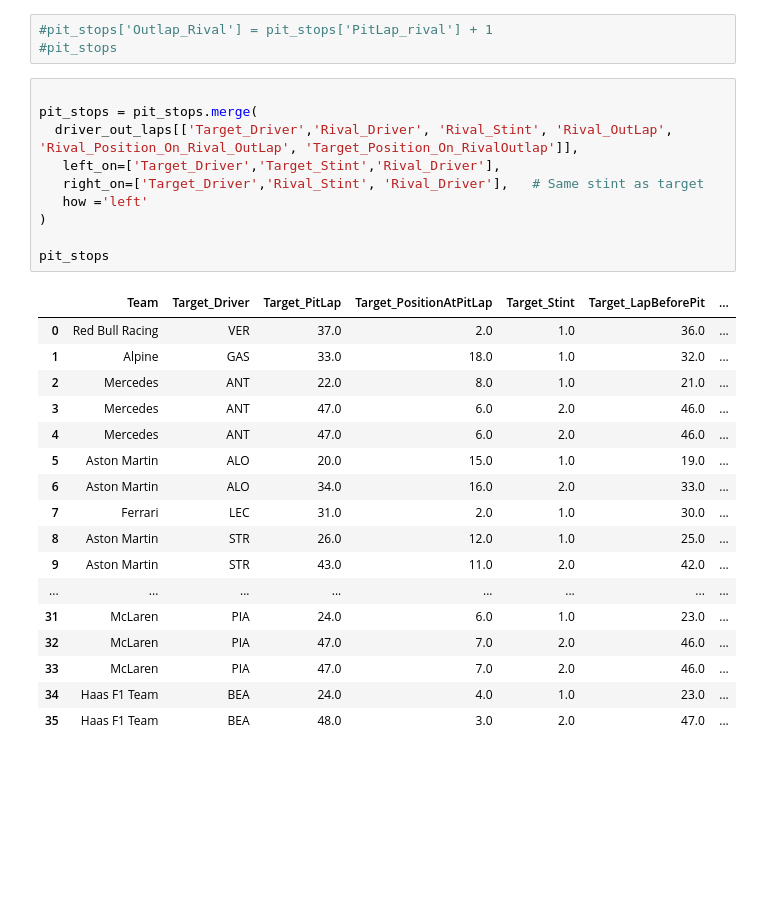
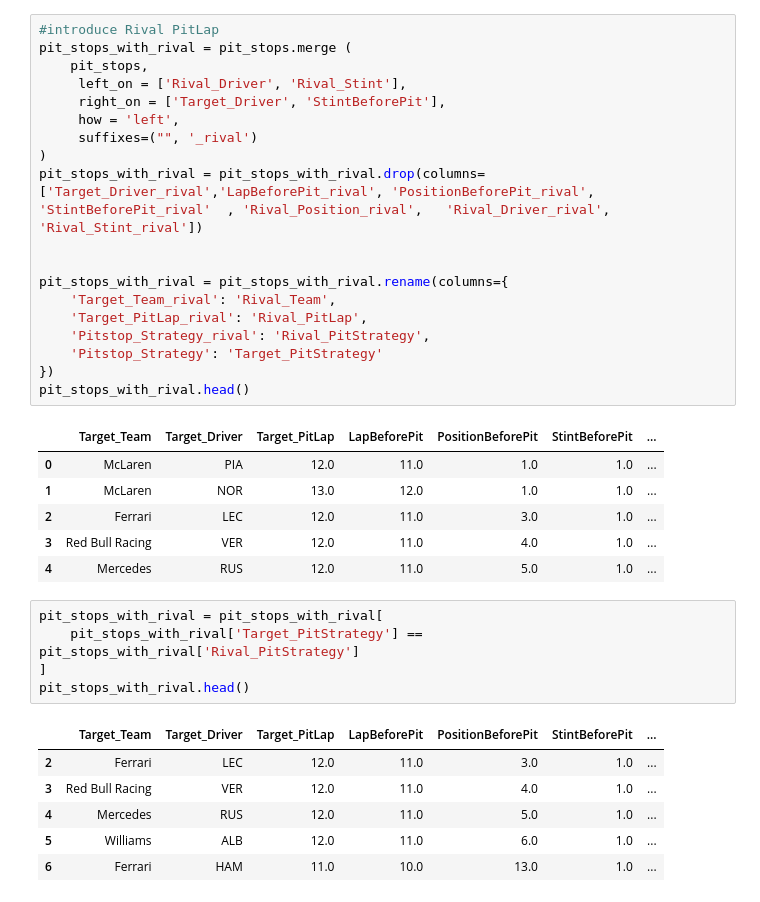
Before and after one commit to ekosgei/f1-pitstop-strategy-data-wrangling, a Jupyter notebook: f1_pitstop_strategy_data_wrangling.ipynb, the cells around one changed output. Cells and saved outputs as stored; diff of their text form; blank space fills up the shorter version.

```diff
--- a/f1_pitstop_strategy_data_wrangling.ipynb
+++ b/f1_pitstop_strategy_data_wrangling.ipynb
@@ -272,31 +137,38 @@ driver_out_laps.head()
-# %%
-#pit_stops['Outlap_Rival'] = pit_stops['PitLap_rival'] + 1
-#pit_stops
-# %%
-
-pit_stops = pit_stops.merge(
-  driver_out_laps[['Target_Driver','Rival_Driver', 'Rival_Stint', 'Rival_OutLap', 'Rival_Position_On_Rival_OutLap', 'Target_Position_On_RivalOutlap']],
-   left_on=['Target_Driver','Target_Stint','Rival_Driver'],
-   right_on=['Target_Driver','Rival_Stint', 'Rival_Driver'],   # Same stint as target
-   how ='left'
-)
-
-pit_stops
-# %% [output]
-|  | Team | Target_Driver | Target_PitLap | Target_PositionAtPitLap | Target_Stint | Target_LapBeforePit | ... |
-| 0 | Red Bull Racing | VER | 37.0 | 2.0 | 1.0 | 36.0 | ... |
-| 1 | Alpine | GAS | 33.0 | 18.0 | 1.0 | 32.0 | ... |
-| 2 | Mercedes | ANT | 22.0 | 8.0 | 1.0 | 21.0 | ... |
-| 3 | Mercedes | ANT | 47.0 | 6.0 | 2.0 | 46.0 | ... |
-| 4 | Mercedes | ANT | 47.0 | 6.0 | 2.0 | 46.0 | ... |
-| 5 | Aston Martin | ALO | 20.0 | 15.0 | 1.0 | 19.0 | ... |
-| 6 | Aston Martin | ALO | 34.0 | 16.0 | 2.0 | 33.0 | ... |
-| 7 | Ferrari | LEC | 31.0 | 2.0 | 1.0 | 30.0 | ... |
-| 8 | Aston Martin | STR | 26.0 | 12.0 | 1.0 | 25.0 | ... |
-| 9 | Aston Martin | STR | 43.0 | 11.0 | 2.0 | 42.0 | ... |
-| ... | ... | ... | ... | ... | ... | ... | ... |
-| 31 | McLaren | PIA | 24.0 | 6.0 | 1.0 | 23.0 | ... |
-| 32 | McLaren | PIA | 47.0 | 7.0 | 2.0 | 46.0 | ... |
-| 33 | McLaren | PIA | 47.0 | 7.0 | 2.0 | 46.0 | ... |
-| 34 | Haas F1 Team | BEA | 24.0 | 4.0 | 1.0 | 23.0 | ... |
-| 35 | Haas F1 Team | BEA | 48.0 | 3.0 | 2.0 | 47.0 | ... |
+# %%
+#introduce Rival PitLap
+pit_stops_with_rival = pit_stops.merge (
+    pit_stops,
+     left_on = ['Rival_Driver', 'Rival_Stint'],
+     right_on = ['Target_Driver', 'StintBeforePit'],
+     how = 'left',
+     suffixes=("", '_rival')
+)
+pit_stops_with_rival = pit_stops_with_rival.drop(columns=['Target_Driver_rival','LapBeforePit_rival', 'PositionBeforePit_rival',	'StintBeforePit_rival'	, 'Rival_Position_rival',	'Rival_Driver_rival', 'Rival_Stint_rival'])
+
+
+pit_stops_with_rival = pit_stops_with_rival.rename(columns={
+    'Target_Team_rival': 'Rival_Team',
+    'Target_PitLap_rival': 'Rival_PitLap',
+    'Pitstop_Strategy_rival': 'Rival_PitStrategy',
+    'Pitstop_Strategy': 'Target_PitStrategy'
+})
+pit_stops_with_rival.head()
+# %% [output]
+|  | Target_Team | Target_Driver | Target_PitLap | LapBeforePit | PositionBeforePit | StintBeforePit | ... |
+| 0 | McLaren | PIA | 12.0 | 11.0 | 1.0 | 1.0 | ... |
+| 1 | McLaren | NOR | 13.0 | 12.0 | 1.0 | 1.0 | ... |
+| 2 | Ferrari | LEC | 12.0 | 11.0 | 3.0 | 1.0 | ... |
+| 3 | Red Bull Racing | VER | 12.0 | 11.0 | 4.0 | 1.0 | ... |
+| 4 | Mercedes | RUS | 12.0 | 11.0 | 5.0 | 1.0 | ... |
+# %%
+pit_stops_with_rival = pit_stops_with_rival[
+    pit_stops_with_rival['Target_PitStrategy'] == pit_stops_with_rival['Rival_PitStrategy']
+]
+pit_stops_with_rival.head()
+# %% [output]
+|  | Target_Team | Target_Driver | Target_PitLap | LapBeforePit | PositionBeforePit | StintBeforePit | ... |
+| 2 | Ferrari | LEC | 12.0 | 11.0 | 3.0 | 1.0 | ... |
+| 3 | Red Bull Racing | VER | 12.0 | 11.0 | 4.0 | 1.0 | ... |
+| 4 | Mercedes | RUS | 12.0 | 11.0 | 5.0 | 1.0 | ... |
+| 5 | Williams | ALB | 12.0 | 11.0 | 6.0 | 1.0 | ... |
+| 6 | Ferrari | HAM | 11.0 | 10.0 | 13.0 | 1.0 | ... |
```
Also changed, not shown: parts of 22 cells of this notebook.
